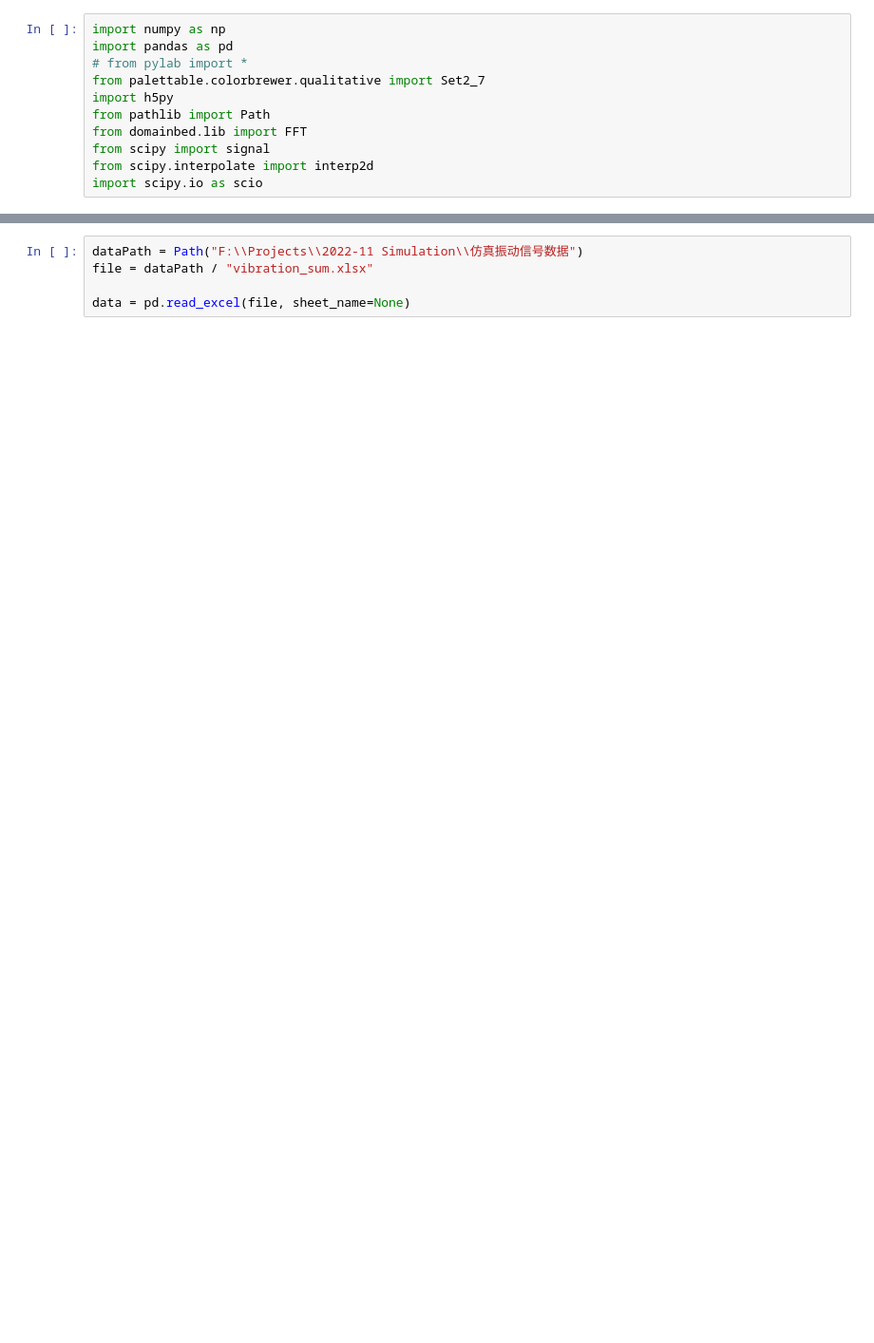
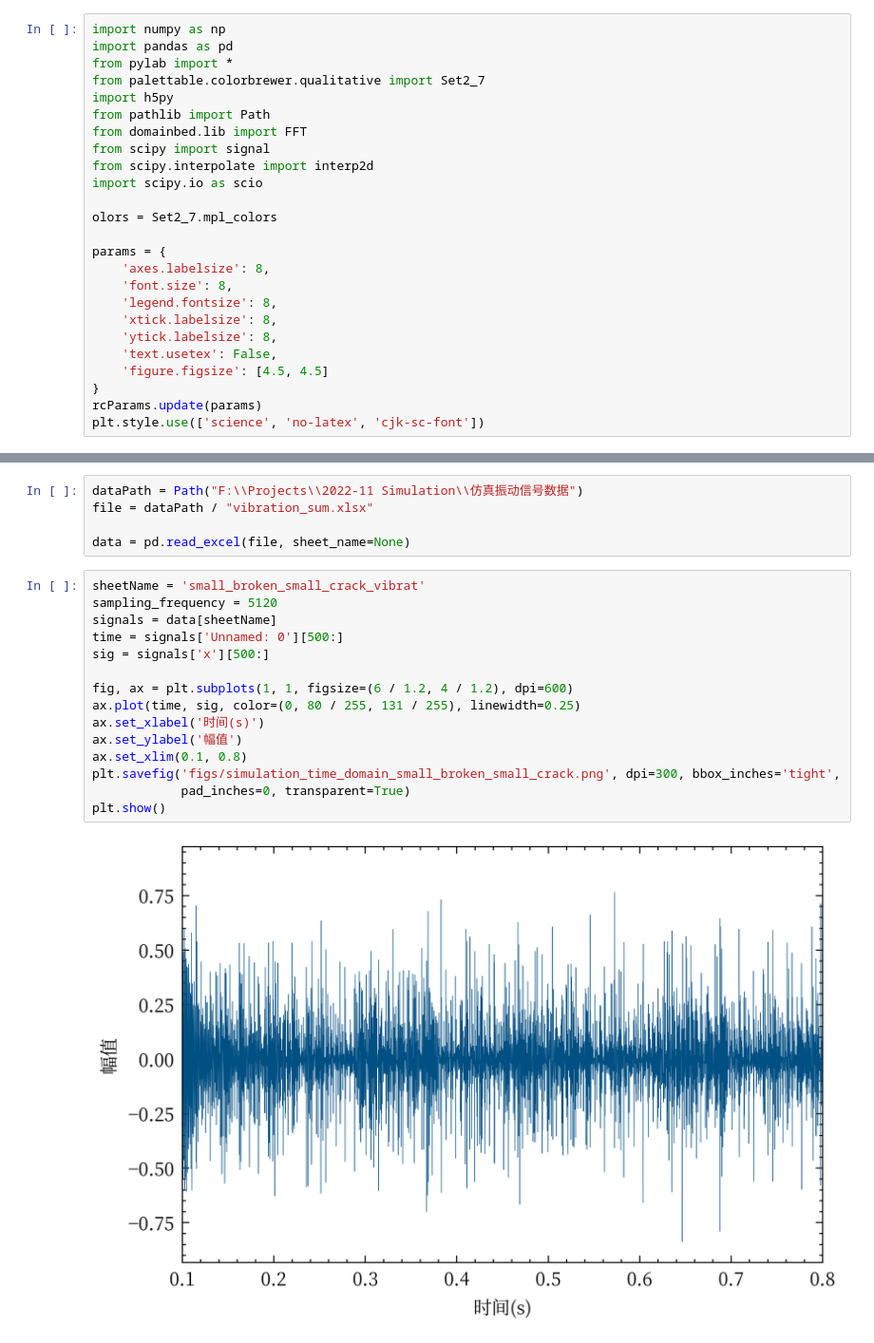
Before and after one commit to bakulaibuji/AdaClust_CompoundFaults, a Jupyter notebook: plot/simulation_analysis.ipynb, the cells around one changed output, grey strips where cells are left out. Shown at 95% size. Saved outputs shown, nothing was run; the diff lists cells and outputs as text; blank space fills up the shorter version.

Commit message:
add simulation figures

```diff
--- a/plot/simulation_analysis.ipynb
+++ b/plot/simulation_analysis.ipynb
@@ -45,7 +47,7 @@ writer.close()
 # %%
 import numpy as np
 import pandas as pd
-# from pylab import *
+from pylab import *
 from palettable.colorbrewer.qualitative import Set2_7
 import h5py
 from pathlib import Path
@@ -53,3 +55,17 @@ from domainbed.lib import FFT
 from scipy import signal
 from scipy.interpolate import interp2d
 import scipy.io as scio
+
+olors = Set2_7.mpl_colors
+
+params = {
+    'axes.labelsize': 8,
+    'font.size': 8,
+    'legend.fontsize': 8,
+    'xtick.labelsize': 8,
+    'ytick.labelsize': 8,
+    'text.usetex': False,
+    'figure.figsize': [4.5, 4.5]
+}
+rcParams.update(params)
+plt.style.use(['science', 'no-latex', 'cjk-sc-font'])
@@ -60,5 +74,22 @@ dataPath = Path("F:\\Projects\\2022-11 Simulation\\仿真振动信号数据")
 file = dataPath / "vibration_sum.xlsx"
 
 data = pd.read_excel(file, sheet_name=None)
+# %%
+sheetName = 'small_broken_small_crack_vibrat'
+sampling_frequency = 5120
+signals = data[sheetName]
+time = signals['Unnamed: 0'][500:]
+sig = signals['x'][500:]
+
+fig, ax = plt.subplots(1, 1, figsize=(6 / 1.2, 4 / 1.2), dpi=600)
+ax.plot(time, sig, color=(0, 80 / 255, 131 / 255), linewidth=0.25)
+ax.set_xlabel('时间(s)')
+ax.set_ylabel('幅值')
+ax.set_xlim(0.1, 0.8)
+plt.savefig('figs/simulation_time_domain_small_broken_small_crack.png', dpi=300, bbox_inches='tight',
+            pad_inches=0, transparent=True)
+plt.show()
+# %% [output]
+[figure, added]
 # %%
 fig, ax = plt.subplots(1, 1, figsize=(6 / 1.2, 4 / 1.2), dpi=600)
```
Also changed, not shown: parts of 7 cells of this notebook, 11 other files.
